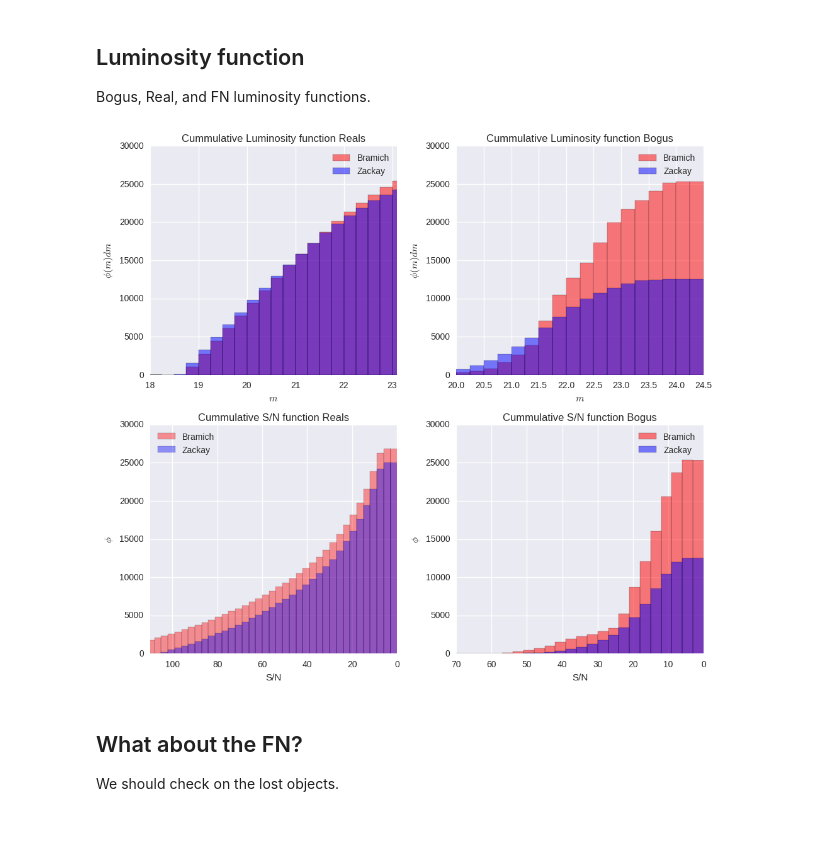
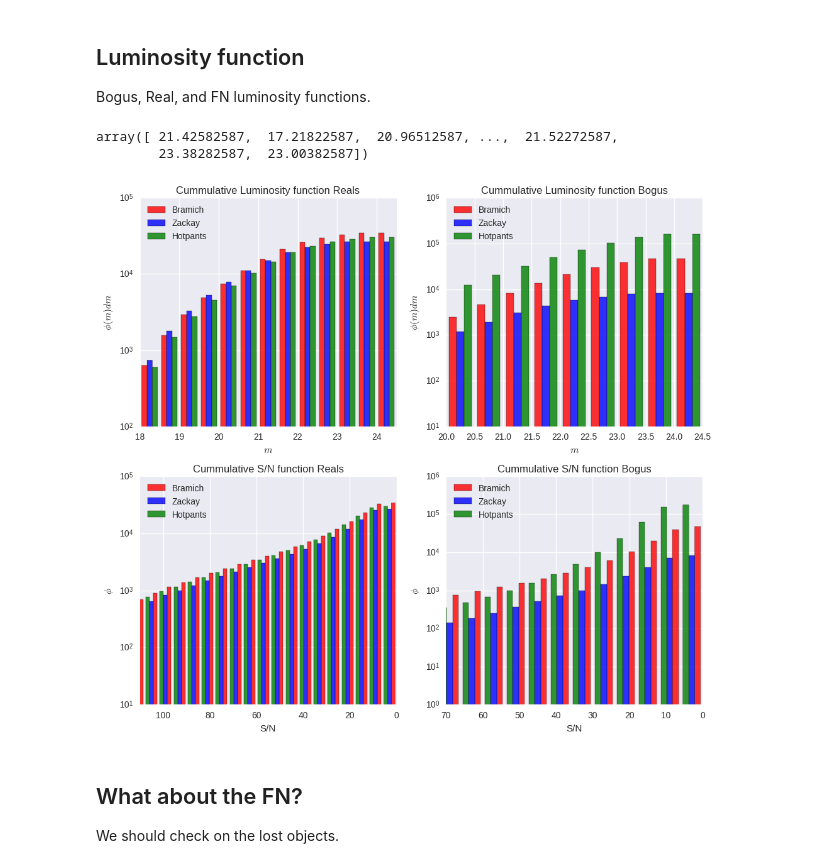
Before and after one commit to BrunoSanchez/RBMLearning, a Jupyter notebook: Plots-Threesome.ipynb, the cells around one changed output. Saved outputs shown, nothing was run; the diff lists cells and outputs as text; code cells hidden in the pictures; blank space fills up the shorter version.

```diff
--- a/Plots-Threesome.ipynb
+++ b/Plots-Threesome.ipynb
@@ -168,4 +186,5 @@ detections = pd.merge(cx_ois, cx_zps, on='sim_id', suffixes=('_ois','_zps'))
 # %%
 detections['MAG_OFFSET_zps'] = detections['sim_mag_zps'] - detections['MAG_ISO_zps']
 detections['MAG_OFFSET_ois'] = detections['sim_mag_ois'] - detections['MAG_ISO_ois']
+detections['MAG_OFFSET'] = detections['sim_mag'] - detections['MAG_ISO']
 # %%
@@ -203,6 +232,7 @@ Mean magniutde difference for Bramich is 5.92673977308
 # %%
 dt_ois['mag'] = dt_ois['MAG_ISO'] + detections.MAG_OFFSET_ois.mean()
 dt_zps['mag'] = dt_zps['MAG_ISO'] + detections.MAG_OFFSET_zps.mean()
+dt_hot['mag'] = dt_hot['MAG_ISO'] + detections.MAG_OFFSET.mean()
 # %%
 plt.plot(detections['sim_mag_zps'],
          detections['MAG_ISO_zps'] + detections.MAG_OFFSET_zps.mean(),
@@ -221,79 +255,114 @@ plt.savefig(os.path.join(plot_dir, 'corrected_aper_vs_simulated_mag.png'), forma
 # %%
 dt_ois['mu'] = dt_ois.mag/(dt_ois.A_IMAGE*dt_ois.B_IMAGE)
 dt_zps['mu'] = dt_zps.mag/(dt_zps.A_IMAGE*dt_zps.B_IMAGE)
+dt_hot['mu'] = dt_hot.mag/(dt_hot.A_IMAGE*dt_hot.B_IMAGE)
 # %%
 bogus_b = dt_ois[dt_ois.IS_REAL==False]
 reals_b = dt_ois[dt_ois.IS_REAL==True]
 
 bogus_z = dt_zps[dt_zps.IS_REAL==False]
 reals_z = dt_zps[dt_zps.IS_REAL==True]
+
+bogus_h = dt_hot[dt_hot.IS_REAL==False]
+reals_h = dt_hot[dt_hot.IS_REAL==True]
 # %% [markdown]
 ## Luminosity function
 
 Bogus, Real, and FN luminosity functions.
+# %%
+reals_b.mag.values
+# %% [output]
+array([ 21.42582587,  17.21822587,  20.96512587, ...,  21.52272587,
+        23.38282587,  23.00382587])
 # %%
 plt.figure(figsize=(10,9))
 
 #magnitude bins
-bins = np.arange(18, 25, 0.25)
+bins = np.arange(18, 25, 0.5)
 
 plt.subplot(221)
-plt.hist(reals_b.mag, alpha=0.5, bins=bins, #shade=True,
-            cumulative=True, label='Bramich', color='red')
-plt.hist(reals_z.mag, alpha=0.5, bins=bins, #shade=True,
-            cumulative=True, label='Zackay', color='blue')
+plt.hist([reals_b.mag.values, reals_z.mag.values, reals_h.mag.values],
+         label=['Bramich', 'Zackay', 'Hotpants'],
+         color=['red', 'blue', 'green'], log=True,
+         alpha=0.8, bins=bins, normed=False, cumulative=True)
 
-plt.xlim(18, 23.1)
+# plt.hist(reals_b.mag, alpha=0.5, bins=bins, #shade=True,
+#             cumulative=True, label='Bramich', color='red')
+# plt.hist(reals_z.mag, alpha=0.5, bins=bins, #shade=True,
+#             cumulative=True, label='Zackay', color='blue')
+# plt.hist(reals_h.mag, alpha=0.5, bins=bins, #shade=True,
+#             cumulative=True, label='Hotpants', color='green')
+
+plt.xlim(18, 24.5)
 plt.title('Cummulative Luminosity function Reals')
 plt.ylabel(r'$\phi(m)dm$')
 plt.legend(loc='best')
 plt.xlabel(r'$m$')
 
 plt.subplot(222)
-plt.hist(bogus_b.mag, alpha=0.5, bins=bins, #shade=True,
-            cumulative=True, label='Bramich', color='red')
-plt.hist(bogus_z.mag, alpha=0.5, bins=bins, #shade=True,
-            cumulative=True, label='Zackay', color='blue')
+plt.hist([bogus_b.mag.values, bogus_z.mag.values, bogus_h.mag.values],
+         label=['Bramich', 'Zackay', 'Hotpants'],
+         color=['red', 'blue', 'green'], log=True,
+         alpha=0.8, bins=bins, normed=False, cumulative=True)
+
+# plt.hist(bogus_b.mag, alpha=0.5, bins=bins, #shade=True,
+#             cumulative=True, label='Bramich', color='red')
+# plt.hist(bogus_z.mag, alpha=0.5, bins=bins, #shade=True,
+#             cumulative=True, label='Zackay', color='blue')
 
 plt.xlim(20, 24.5)
 plt.ylabel(r'$\phi(m)dm$')
 plt.legend(loc='best')
 plt.xlabel(r'$m$')
 plt.title('Cummulative Luminosity function Bogus')
 
 #signal to noise bins
-bins = np.arange(0, 140, 3)
+bins = np.arange(0, 140, 6)
 
 plt.subplot(223)
-plt.hist(reals_b.FLUX_ISO/reals_b.FLUXERR_ISO,  bins=bins, #shade=True,
-            label='Bramich', color='red', cumulative=-1, alpha=0.4)
-plt.hist(reals_z.FLUX_ISO/reals_z.FLUXERR_ISO,  bins=bins, #shade=True,
-         label='Zackay', color='blue', cumulative=-1, alpha=0.4)
+plt.hist([(reals_b.FLUX_ISO/reals_b.FLUXERR_ISO).values,
+          (reals_z.FLUX_ISO/reals_z.FLUXERR_ISO).values,
+          (reals_h.FLUX_ISO/reals_h.FLUXERR_ISO).values],
+         label=['Bramich', 'Zackay', 'Hotpants'],
+         color=['red', 'blue', 'green'], log=True,
+         alpha=0.8, bins=bins, normed=False, cumulative=-1)
+
+# plt.hist(reals_b.FLUX_ISO/reals_b.FLUXERR_ISO,  bins=bins, #shade=True,
+#             label='Bramich', color='red', cumulative=-1, alpha=0.4)
+# plt.hist(reals_z.FLUX_ISO/reals_z.FLUXERR_ISO,  bins=bins, #shade=True,
+#          label='Zackay', color='blue', cumulative=-1, alpha=0.4)
 
 plt.xlim(110, 0)
 plt.title('Cummulative S/N function Reals')
 plt.legend(loc='best')
 plt.ylabel(r'$\phi$')
 plt.xlabel('S/N')
 
 plt.subplot(224)
-plt.hist(bogus_b.FLUX_ISO/bogus_b.FLUXERR_ISO, bins=bins,  #shade=True,
-         label='Bramich', color='red', cumulative=-1, alpha=0.5)
-plt.hist(bogus_z.FLUX_ISO/bogus_z.FLUXERR_ISO, bins=bins,  #shade=True,
-         label='Zackay', color='blue', cumulative=-1, alpha=0.5)
+plt.hist([(bogus_b.FLUX_ISO/bogus_b.FLUXERR_ISO).values,
+          (bogus_z.FLUX_ISO/bogus_z.FLUXERR_ISO).values,
+          (bogus_h.FLUX_ISO/bogus_h.FLUXERR_ISO).values],
+         label=['Bramich', 'Zackay', 'Hotpants'],
+         color=['red', 'blue', 'green'], log=True,
+         alpha=0.8, bins=bins, normed=False, cumulative=-1)
+
+# plt.hist(bogus_b.FLUX_ISO/bogus_b.FLUXERR_ISO, bins=bins,  #shade=True,
+#          label='Bramich', color='red', cumulative=-1, alpha=0.5)
+# plt.hist(bogus_z.FLUX_ISO/bogus_z.FLUXERR_ISO, bins=bins,  #shade=True,
+#          label='Zackay', color='blue', cumulative=-1, alpha=0.5)
 
 plt.xlim(70, 0)
 plt.title('Cummulative S/N function Bogus')
 plt.ylabel(r'$\phi$')
 plt.legend(loc='best')
 plt.xlabel('S/N')
 
 plt.tight_layout()
 #plt.show()
 
 plt.savefig(os.path.join(plot_dir, 'luminosities_functions.png'), format='png', dpi=700)
 # %% [output]
-[figure, old version]
+[figure, new version]
 # %% [markdown]
 ## What about the FN?
 
```
Also changed, not shown: parts of 15 cells of this notebook, 2 other files.
